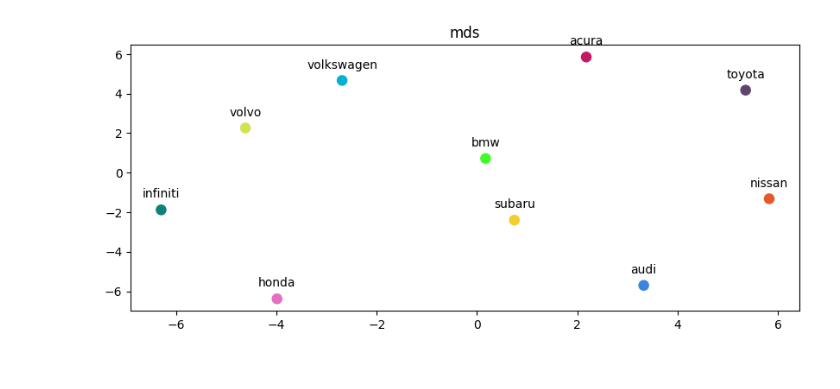
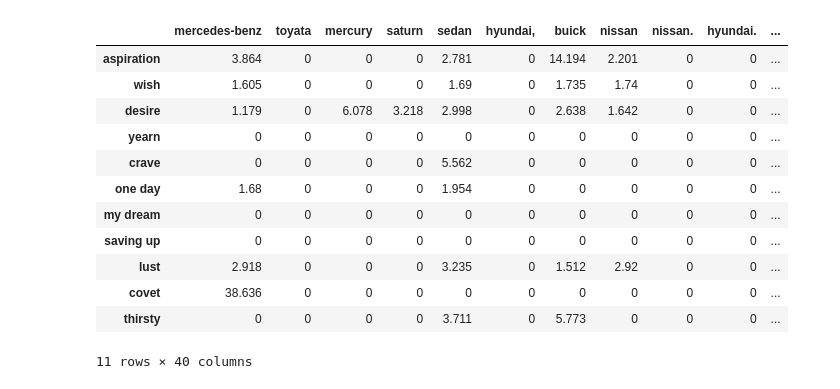
Before and after one commit to SaianshR/edmunds-analysis, a Jupyter notebook: hailmary.ipynb, the cells around one changed output. Cells and saved outputs as stored; diff of their text form; code cells hidden in the pictures.

Commit message:
ave maria
file lift ratio - top 5 attributes lift
hailmary - aspirational lifts

```diff
--- a/hailmary.ipynb
+++ b/hailmary.ipynb
@@ -147,10 +160,15 @@ top10Brands
 # %%
-lift_dict = pd.DataFrame(index= top10Brands, columns= top10Brands)
+# aspirational
+
+attr_aspi = [ 'aspiration', 'wish', 'desire', 'yearn', 'crave', 'one day', 'my dream', 'saving up', 'lust', 'covet', 'thirsty']
+brands_list_unique = list(brand_strings)
+
+aspi_attr_lifts= pd.DataFrame(index=attr_aspi, columns=brands_list_unique)
 total_shape = data.shape[0]
-for i in range(len(top10Brands)):
-    for j in range(len(top10Brands)):
-        brand_1 = top10Brands[i]
-        brand_2 = top10Brands[j]
+for i in range(len(brands_list_unique)):
+    for j in range(len(attr_aspi)):
+        brand_1 = brands_list_unique[i]
+        brand_2 = attr_aspi[j]
         count_1 = 0
         count_2 = 0
         count_3 = 0
@@ -164,12 +182,18 @@ for i in range(len(top10Brands)):
                 count_2 = count_2 + 1
 
         if(brand_1==brand_2):
-            lift_dict[brand_1][brand_2] = 0
+            ans=0
 
+        pa = count_1/total_shape
+        pb = count_2/total_shape
+        pab = count_3/total_shape
+
+        if(pab!=0):
+            ans = (pa*pb)/pab
         else:
-            pa = count_1/total_shape
-            pb = count_2/total_shape
-            pab = count_3/total_shape
-            ans = (pa*pb)/pab
+            ans = 0
 
-            lift_dict[brand_1][brand_2] = round(1/ans,3)
+        if(ans!=0):
+            aspi_attr_lifts[brand_1][brand_2] = round(1/ans,3)
+        else:
+            aspi_attr_lifts[brand_1][brand_2] = 0
@@ -198,20 +200,16 @@ array([[ 0.17032106,  0.72093278],
-# %%
-colors = ['#41FB29', '#3C83E2', '#C41965', '#E56FC1', '#0F817B', '#60446F', '#E45A2B', '#D4E24F', '#F2CF2B', '#04AFD4']
-
-size = [64, 64, 64, 64, 64, 64, 64, 64, 64, 64] ##41FB29
-fig = plt.figure(2, (10,4))
-plt.scatter(mdslifts[:,0], mdslifts[:,1], s=size, c=colors)
-count = 0
-for x, y in zip(mdslifts[:,0], mdslifts[:,1]):
-    label = "{0}".format(top10Brands[count])
-    count += 1
-    plt.annotate(label, # this is the text
-                 (x,y), # these are the coordinates to position the label
-                 textcoords="offset points", # how to position the text
-                 xytext=(0,10), # distance from text to points (x,y)
-                 ha=('center') # horizontal alignment
-    )
-plt.title('mds')
-plt.show()
-# %% [output]
-[figure, removed]
+# %%
+aspi_attr_lifts
+# %% [output]
+|  | mercedes-benz | toyata | mercury | saturn | sedan | hyundai, | buick | nissan | nissan. | hyundai. | ... |
+| aspiration | 3.864 | 0 | 0 | 0 | 2.781 | 0 | 14.194 | 2.201 | 0 | 0 | ... |
+| wish | 1.605 | 0 | 0 | 0 | 1.69 | 0 | 1.735 | 1.74 | 0 | 0 | ... |
+| desire | 1.179 | 0 | 6.078 | 3.218 | 2.998 | 0 | 2.638 | 1.642 | 0 | 0 | ... |
+| yearn | 0 | 0 | 0 | 0 | 0 | 0 | 0 | 0 | 0 | 0 | ... |
+| crave | 0 | 0 | 0 | 0 | 5.562 | 0 | 0 | 0 | 0 | 0 | ... |
+| one day | 1.68 | 0 | 0 | 0 | 1.954 | 0 | 0 | 0 | 0 | 0 | ... |
+| my dream | 0 | 0 | 0 | 0 | 0 | 0 | 0 | 0 | 0 | 0 | ... |
+| saving up | 0 | 0 | 0 | 0 | 0 | 0 | 0 | 0 | 0 | 0 | ... |
+| lust | 2.918 | 0 | 0 | 0 | 3.235 | 0 | 1.512 | 2.92 | 0 | 0 | ... |
+| covet | 38.636 | 0 | 0 | 0 | 0 | 0 | 0 | 0 | 0 | 0 | ... |
+| thirsty | 0 | 0 | 0 | 0 | 3.711 | 0 | 5.773 | 0 | 0 | 0 | ... |
+11 rows × 40 columns
```
Also changed, not shown: parts of 15 cells of this notebook, 1 other file.
